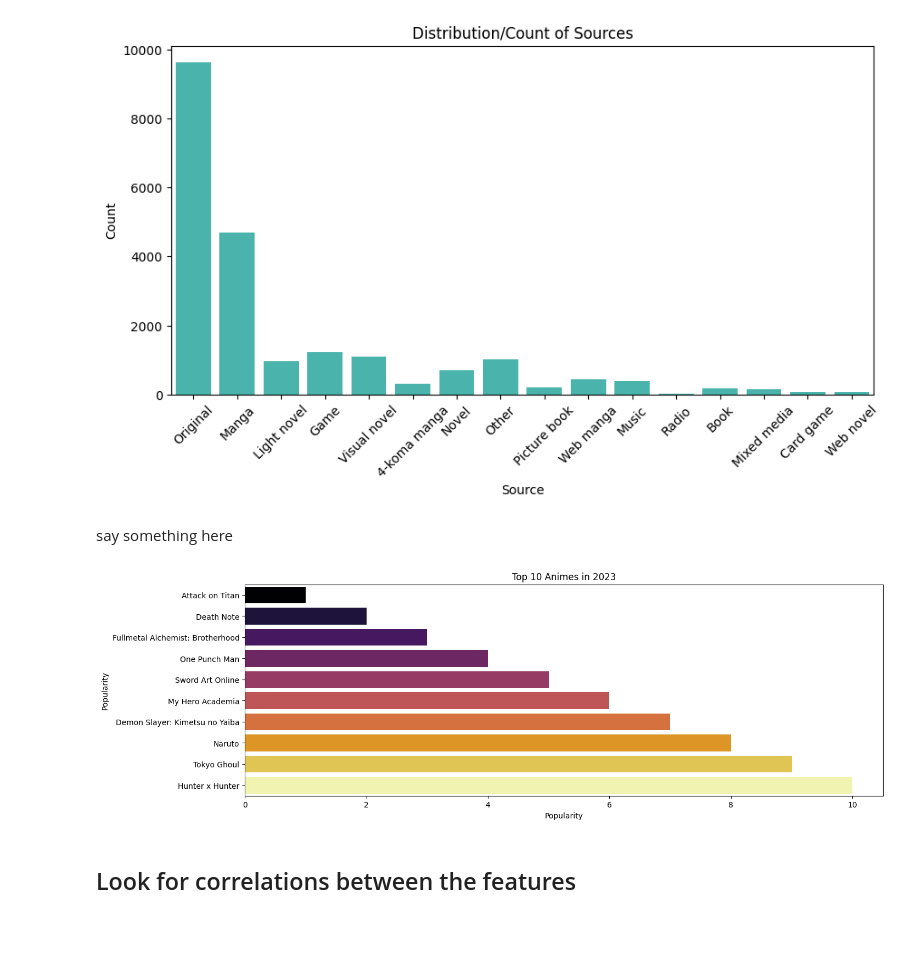
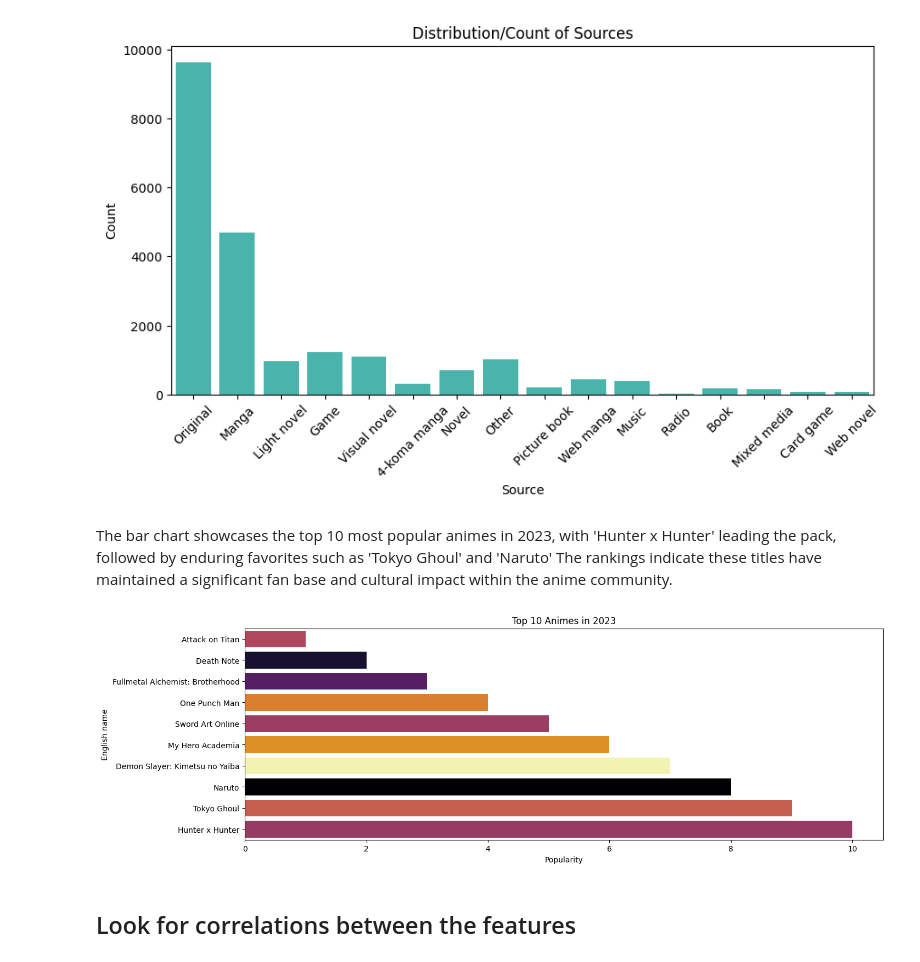
Before and after one commit to Threegoldsqwq/Machine_Learning_Anime_Recommendation, a Jupyter notebook: Animes_Analysis.ipynb, the cells around one changed output. Cells and saved outputs as stored; diff of their text form; code cells hidden in the pictures; blank space fills up the shorter version.

```diff
--- a/Animes_Analysis.ipynb
+++ b/Animes_Analysis.ipynb
@@ -361,21 +357,20 @@ plt.title("Distribution/Count of Sources")
 plt.show()
 # %% [output]
 [figure]
-# %% [markdown]
-say something here
+# %% [markdown]
+The bar chart showcases the top 10 most popular animes in 2023, with 'Hunter x Hunter' leading the pack, followed by enduring favorites such as 'Tokyo Ghoul' and 'Naruto' The rankings indicate these titles have maintained a significant fan base and cultural impact within the anime community.
 # %%
 # Create a diagram to show top 10 animes with their popularity (note that the lower number means it is more popularity)
 plt.figure(figsize=(15, 5))
 # sort the dataset to show the lowest 10 popularities, with 0.0 removed (0.0 means unknown or it is seldomly known in North America)
 popularity_animes = animes[animes['Popularity'] > 0].sort_values(by='Popularity', ascending=True).head(10)
 # create a bar chart
-sns.barplot(data = popularity_animes, y = 'English name', x = 'Popularity', palette="inferno", hue = 'Popularity', legend = False)
-plt.ylabel("Popularity")
+sns.barplot(data = popularity_animes, y = 'English name', x = 'Popularity', palette="inferno", hue = popularity_animes.index, legend = False)
 plt.xticks(rotation = 0)
 plt.title("Top 10 Animes in 2023")
 plt.show()
 # %% [output]
-[figure, old version]
+[figure, new version]
 # %% [markdown]
 ## Look for correlations between the features
 # %% [markdown]
```
Also changed, not shown: parts of 38 cells of this notebook.
